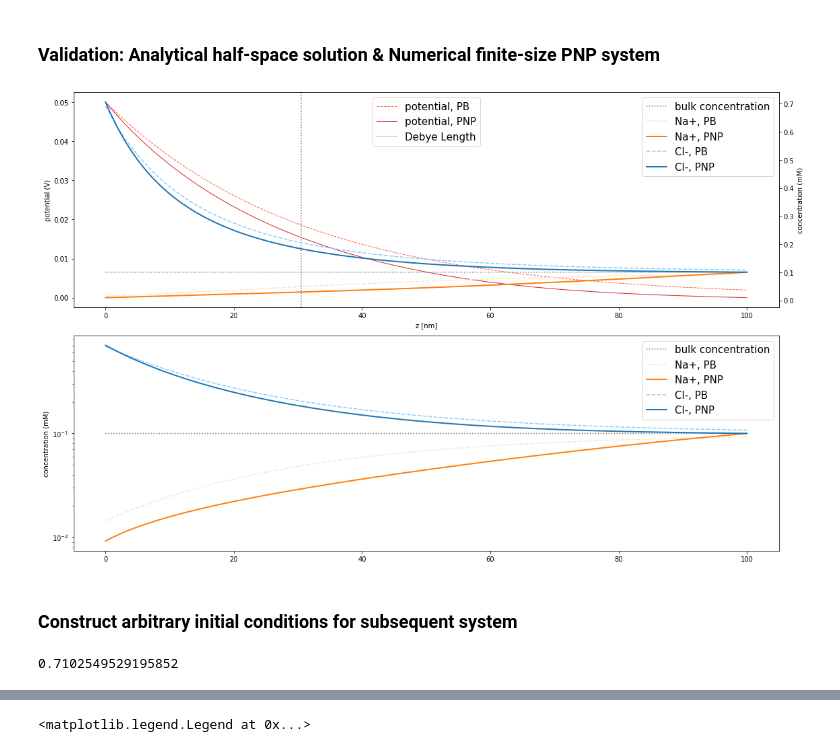
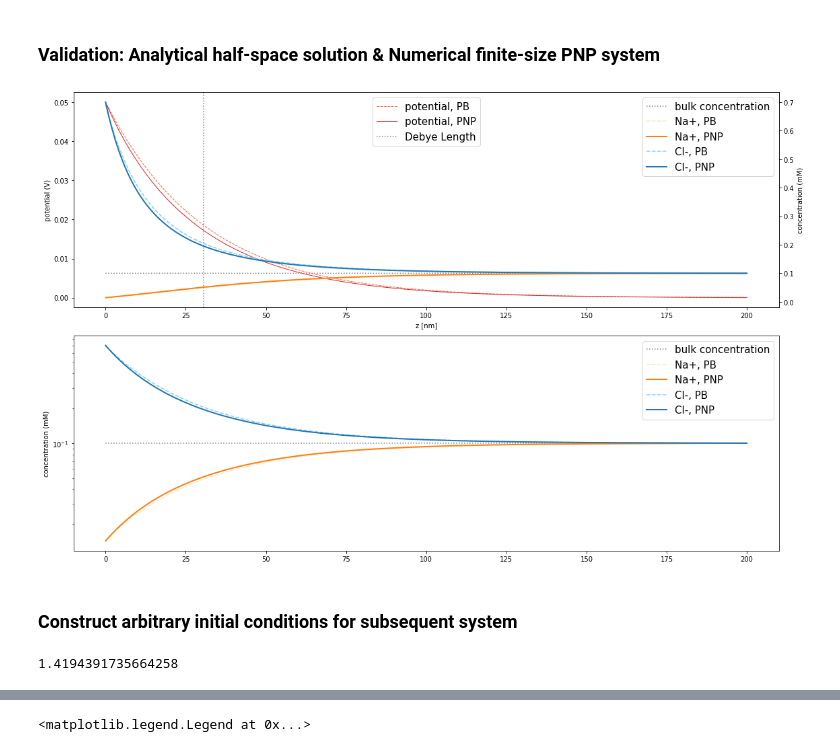
Before and after one commit to jotelha/continuous2discrete, a Jupyter notebook: showcases.ipynb, the cells around one changed output, grey strips where cells are left out. Drawn from its saved outputs; the diff is of its cells as text; code cells hidden in the pictures.

```diff
--- a/showcases.ipynb
+++ b/showcases.ipynb
@@ -459,0 +843,2 @@ logger.info("Root Logger")
+# %%
+L = 2e-7 # 200 nm
@@ -460,6 +847,6 @@ logger.info("Root Logger")
 # %%
 # define desired system
-pnp = PoissonNernstPlanckSystem()
+pnp = PoissonNernstPlanckSystem(L=L)
 # constructor takes keyword arguments
 #   c=array([0.1, 0.1]), z=array([ 1, -1]), L=1e-07, T=298.15, delta_u=0.05, relative_permittivity=79, vacuum_permittivity=8.854187817620389e-12, R=8.3144598, F=96485.33289
 # with default values set for 0.1 mM NaCl aqueous solution across 100 nm  and 0.05 V potential drop
@@ -486,8 +853,9 @@ pnp = PoissonNernstPlanckSystem()
 # %%
 # technical settings
 pnp.output = True # makes Newton solver display convergence plots
-pnp.N = 500       # uniformly distanced grid points
+pnp.N = 200       # uniformly distanced grid points
 pnp.maxit = 20    # maximum number of Newton iterations
+pnp.outfreq = 2   # plot every 2nd step
 pnp.e = 1e-10     # tolerance
 # %%
 pnp.useStandardInterfaceBC()
@@ -524,8 +875,8 @@ uij, nij, lamj = pnp.solve()
 # %%
 # analytic Poisson-Boltzmann distribution and numerical solution to full Poisson-Nernst-Planck system
 
-z = np.linspace(0, 100*10**-9, 2000)
-density = sc.Avogadro * 1000 * 10**-4
+z = np.linspace(0, L, 2000)
+density = sc.Avogadro * 1000 * 1e-4
 rho = {'Na': density, 'Cl':density}
 charge = {'Na': 1, 'Cl': -1}
 pot_0 = 0.05  # Breaks if > 1
@@ -535,7 +886,7 @@ psi = [potential(location=loc, rho_bulk=rho, charge=charge, surface_potential=po
 rho_na = np.array([charge_density(location=loc, rho_bulk=rho, charge=charge, surface_potential=pot_0, species='Na') for loc in z])
 rho_cl = np.array([charge_density(location=loc, rho_bulk=rho, charge=charge, surface_potential=pot_0, species='Cl') for loc in z])
 
-deb = debye(rho_bulk=rho, charge=charge) * 10**9
+deb = debye(rho_bulk=rho, charge=charge) * 1e9
 
 fig, (ax1,ax3) = plt.subplots(nrows=2,ncols=1,figsize=[16,10])
 ax1.set_xlabel('z [nm]')
@@ -548,35 +899,34 @@ ax2 = ax1.twinx()
 ax2.plot(z*1e9, [density/sc.Avogadro]*len(z), label='bulk concentration', color='grey', linestyle=':')
 ax2.plot(z*1e9, rho_na/sc.Avogadro, marker='', color='bisque', label='Na+, PB',linestyle='--')
 ax2.plot(pnp.grid*1e9, pnp.concentration[0], marker='', color='tab:orange', label='Na+, PNP', linewidth=2, linestyle='-')
 
 
 ax2.plot(z*1e9, rho_cl/sc.Avogadro, marker='', color='lightskyblue', label='Cl-, PB',linestyle='--')
 ax2.plot(pnp.grid*1e9, pnp.concentration[1], marker='', color='tab:blue', label='Cl-, PNP', linewidth=2, linestyle='-')
 
 ax2.set_ylabel('concentration (mM)')
 
 ax1.axvline(x=deb, label='Debye Length', color='grey', linestyle=':')
 
 ax3.semilogy(z*1e9, [density/sc.Avogadro]*len(z), label='bulk concentration', color='grey', linestyle=':')
 ax3.semilogy(z*1e9, rho_na/sc.Avogadro, marker='', color='bisque', label='Na+, PB',linestyle='--')
 ax3.semilogy(pnp.grid*1e9, pnp.concentration[0], marker='', color='tab:orange', label='Na+, PNP', linewidth=2, linestyle='-')
 
 
 ax3.semilogy(z*1e9, rho_cl/sc.Avogadro, marker='', color='lightskyblue', label='Cl-, PB',linestyle='--')
 ax3.semilogy(pnp.grid*1e9, pnp.concentration[1], marker='', color='tab:blue', label='Cl-, PNP', linewidth=2, linestyle='-')
 
 ax3.set_ylabel('concentration (mM)')
 
-
 #fig.legend(loc='center')
 ax1.legend(loc='upper center', fontsize=15)
 ax2.legend(loc='best', fontsize=15)
 ax3.legend(loc='upper right', fontsize=15)
 
 fig.tight_layout()
 plt.show()
 # %% [output]
-[figure, old version]
+[figure, new version]
 # %% [markdown]
 ### Construct arbitrary initial conditions for subsequent system
 # %%
@@ -586,7 +936,7 @@ scale_factor = np.sum(pnp.ni0[0]*pnp.c_unit) / np.sum(csup)
 # %%
 scale_factor
 # %% [output]
-0.7102549529195852
+1.4194391735664258
 # %%
 ci0 = scale_factor*np.vstack((np.flip(csup),csup))
 # %%
```
Also changed, not shown: parts of 82 cells of this notebook, 1 other file.
